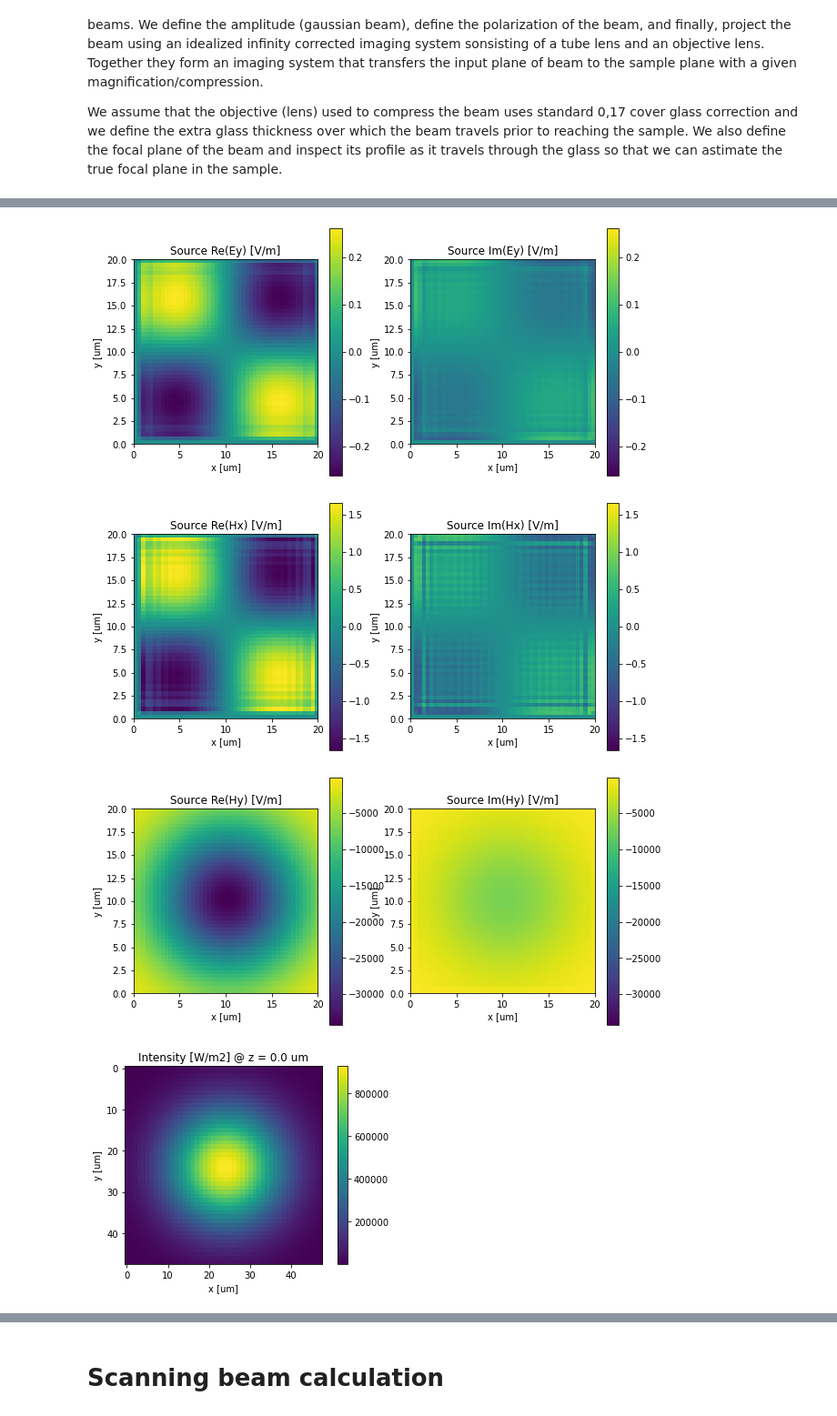
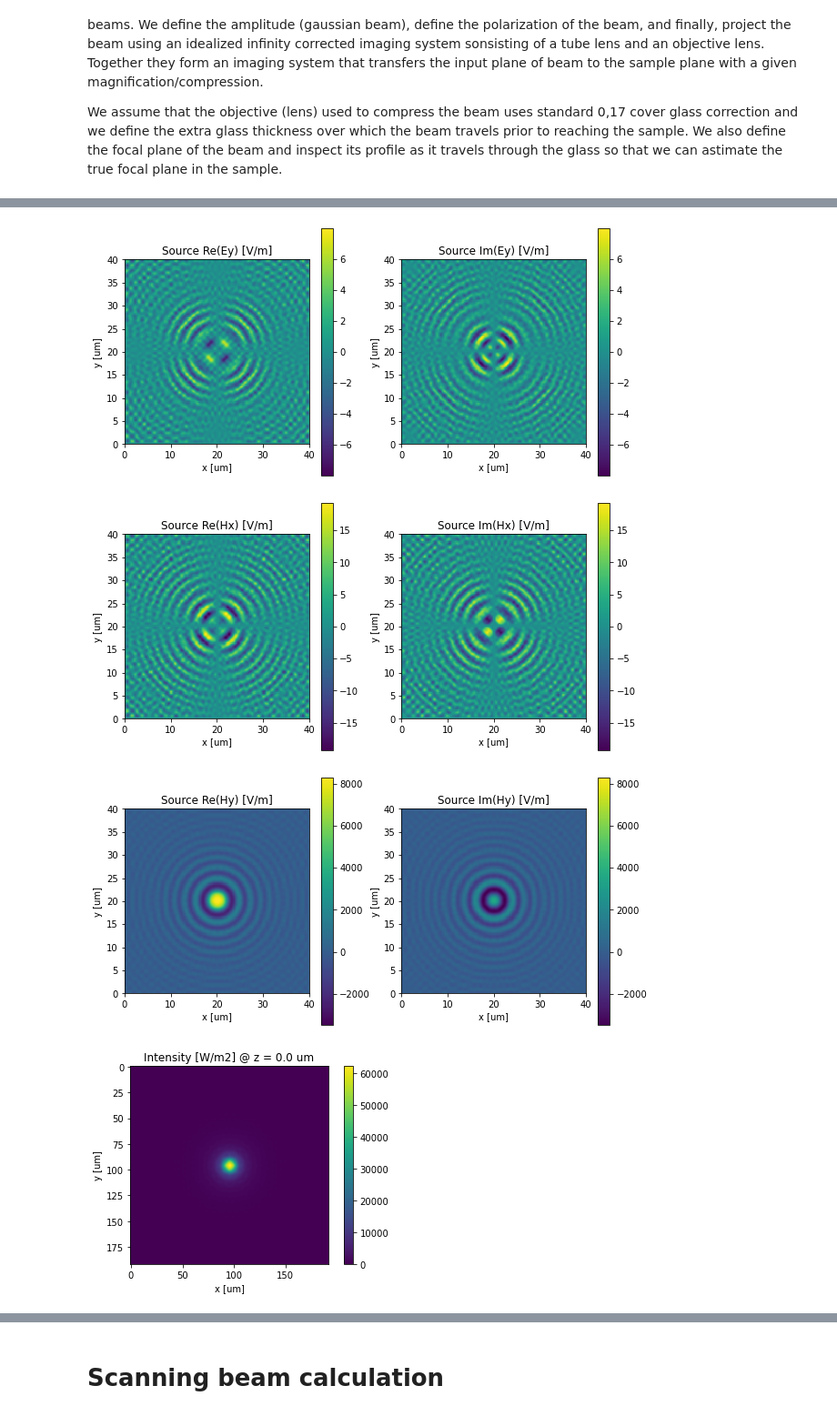
Before and after one commit to andrej5elin/dtmm2, a Jupyter notebook: examples/shg/shg_beam.ipynb, the cells around one changed output, grey strips where cells are left out. Shown at 91% size. Drawn from its saved outputs; the diff is of its cells as text; code cells hidden in the pictures.

```diff
--- a/examples/shg/shg_beam.ipynb
+++ b/examples/shg/shg_beam.ipynb
@@ -389,27 +389,27 @@ We assume that the beam is first shaped and defined in the infinity space, where
 We assume that the objective (lens) used to compress the beam uses standard 0,17 cover glass correction and we define the extra glass thickness over which the beam travels prior to reaching the sample. We also define the focal plane of the beam and inspect its profile as it travels through the glass so that we can astimate the true focal plane in the sample.
 # %%
 # lens focal length used to compress the beam to the requested shape
-LENS_FOCAL = 50 # mm
+LENS_FOCAL = 4 # mm
 # Numerical aperture of the lens
 LENS_NA = 0.9
 # defines the beam domain size in microns. Should be much larger than beam waist size.
-BEAM_HEIGHT = 20. # um
-BEAM_WIDTH = 20. # um
+BEAM_HEIGHT = 40. # um
+BEAM_WIDTH = 40. # um
 
 #requested gaussian beam waist in microns
-WAIST = 8. # um
+WAIST = 0.7 # um
 # does not really matter, we will work on 1D sample, position of the beam does not matter. Just for visualization.
 CENTER = (BEAM_HEIGHT/2.,BEAM_WIDTH/2.)
 #CENTER = (0,0)
 
 # shape of the array representation of the beam. Together with wavlength, and pixel size parameters
 # it defines the resolution of the beam.
-BEAM_SHAPE = (48,48)
+BEAM_SHAPE = (48*4,48*4)
 
 # where to put beam waist, assuming propagation is in a medium with refractive index of NCOVER
-FOCAL = -THICKNESS/2
+FOCAL = -THICKNESS/2*4
 
-DCOVER = 0.17 # actual cover glass thickness.
+DCOVER = 0.7 # actual cover glass thickness.
 DLENS = 0.17 # objective lens cover glass correction thikcness
 
 
@@ -473,7 +473,7 @@ for i, jones in enumerate(POLARIZATIONS):
 mode_mask1 = eigenmask(BEAM_SHAPE, K01_PIXEL, aspect = PIXEL_ASPECT, betamax = 0.9)
 mode_mask2 = eigenmask(BEAM_SHAPE, K02_PIXEL, aspect = PIXEL_ASPECT, betamax = 0.9)
 
-p, a = focal_pixelsize(BEAM_SHAPE, K01_PIXEL,  aspect = 1., focal = 50)
+p, a = focal_pixelsize(BEAM_SHAPE, K01_PIXEL,  aspect = 1., focal = LENS_FOCAL)
 extent_beam = [0, p*BEAM_SHAPE[0]/1e6,0,p*BEAM_SHAPE[1]/1e6] # mm
 
 fsource1 = np.fft.fftshift(ifft2(np.fft.ifftshift(source1, axes = (-2,-1))),axes = (-2,-1))
@@ -489,7 +489,7 @@ fsource1 *= norm
 cmat = field_cover_mat(BEAM_SHAPE, K01_PIXEL, d_cover = DCOMP, n_cover = NCOVER, mask = mode_mask1)
 tmat = field_transmittance_mat(BEAM_SHAPE, K01_PIXEL, epsilon2 = (NCOVER**2,NCOVER**2,NCOVER**2))
 mat = dotmm(tmat,cmat)
-mat = tmat
+#mat = tmat
 source1 = apply_field_matrix(source1, mat)
 
 
@@ -600,4 +600,4 @@ Computing eigensystem
-[figure, old version]
+[figure, new version]
-[figure, old version]
+[figure, new version]
-[figure, old version]
+[figure, new version]
-[figure, old version]
+[figure, new version]
```
Also changed, not shown: parts of 1 cell of this notebook, 6 other files.
